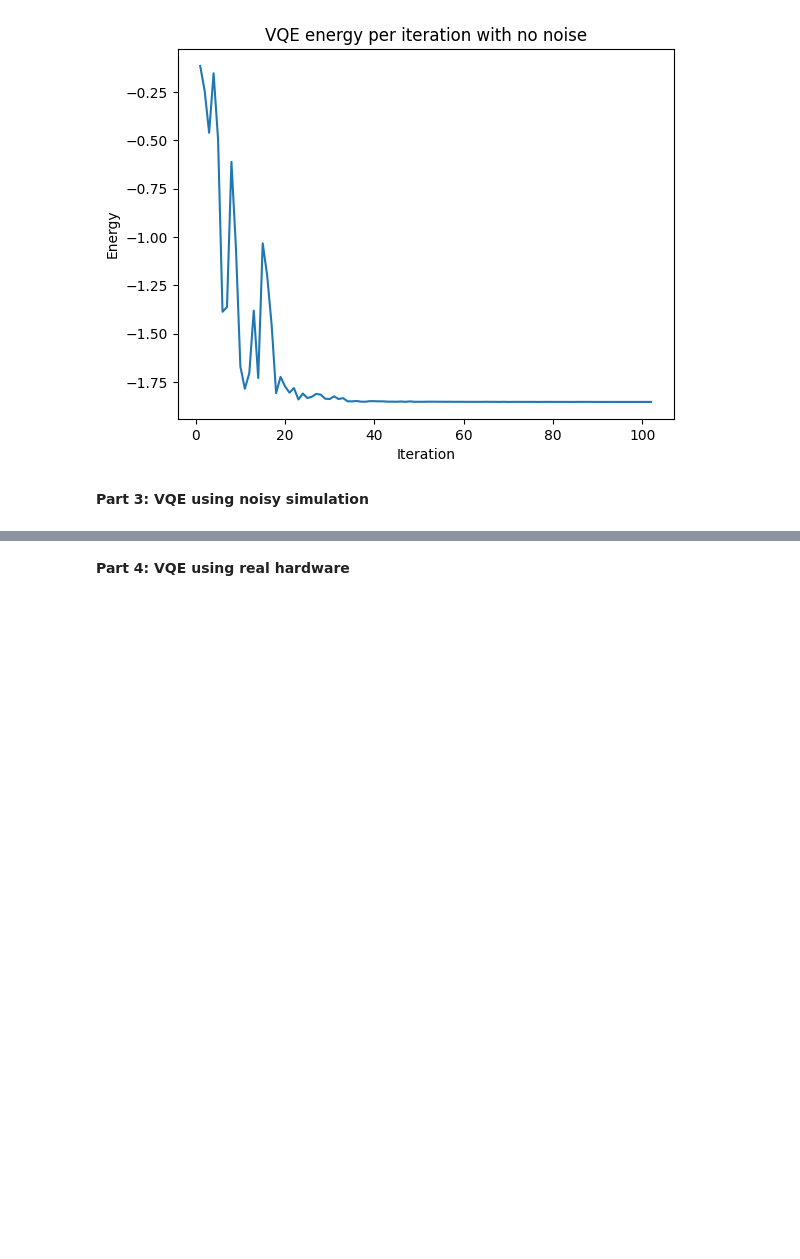
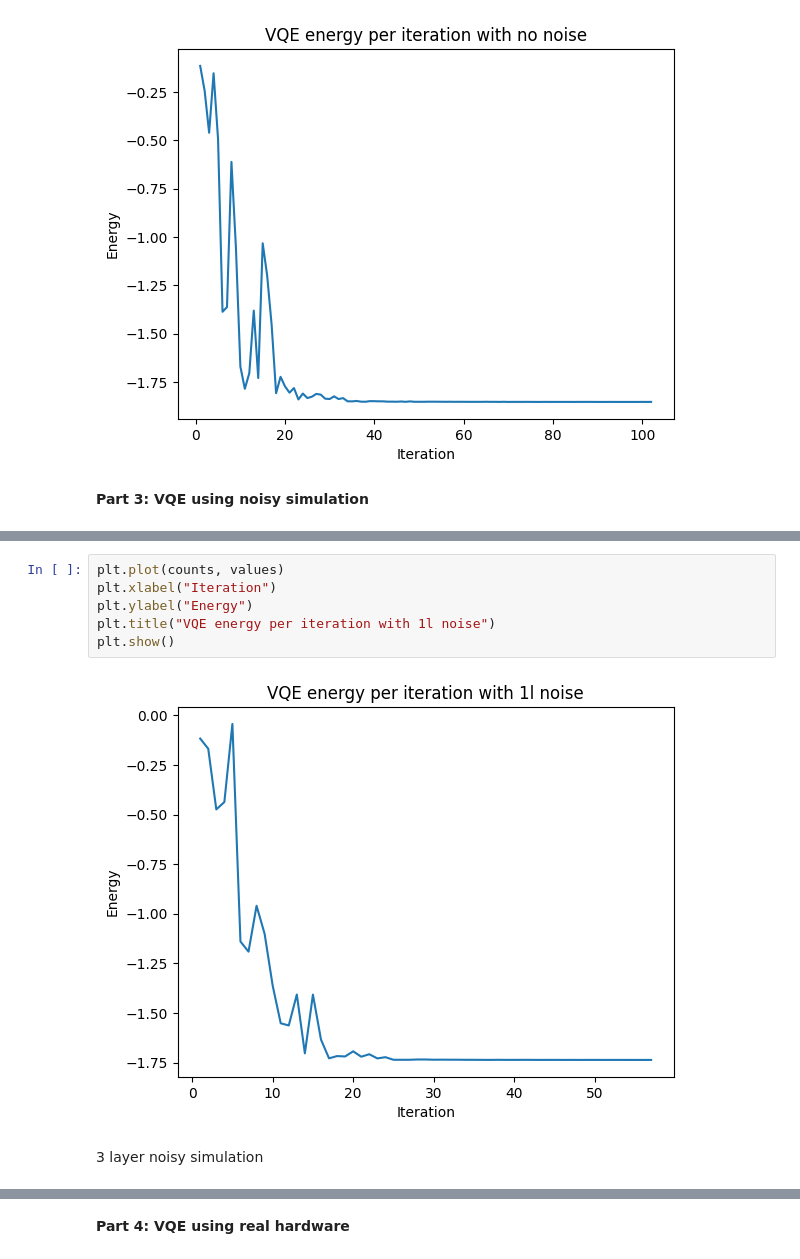
Before and after one commit to Dekel23/QML, a Jupyter notebook: vqe_hw2.ipynb, the cells around one changed output, grey strips where cells are left out. Cells and saved outputs as stored; diff of their text form; blank space fills up the shorter version.

```diff
--- a/vqe_hw2.ipynb
+++ b/vqe_hw2.ipynb
@@ -321,3 +317,13 @@ Error: 0.11414266412364427
+# %%
+plt.plot(counts, values)
+plt.xlabel("Iteration")
+plt.ylabel("Energy")
+plt.title("VQE energy per iteration with 1l noise")
+plt.show()
+# %% [output]
+[figure, added]
+# %% [markdown]
+3 layer noisy simulation
 # %%
 ansatz = ansatz_2local(reps= 3)
 coupling_map = [(0, 1), (1, 2), (2, 3), (3, 4)]
```
Also changed, not shown: parts of 11 cells of this notebook.
